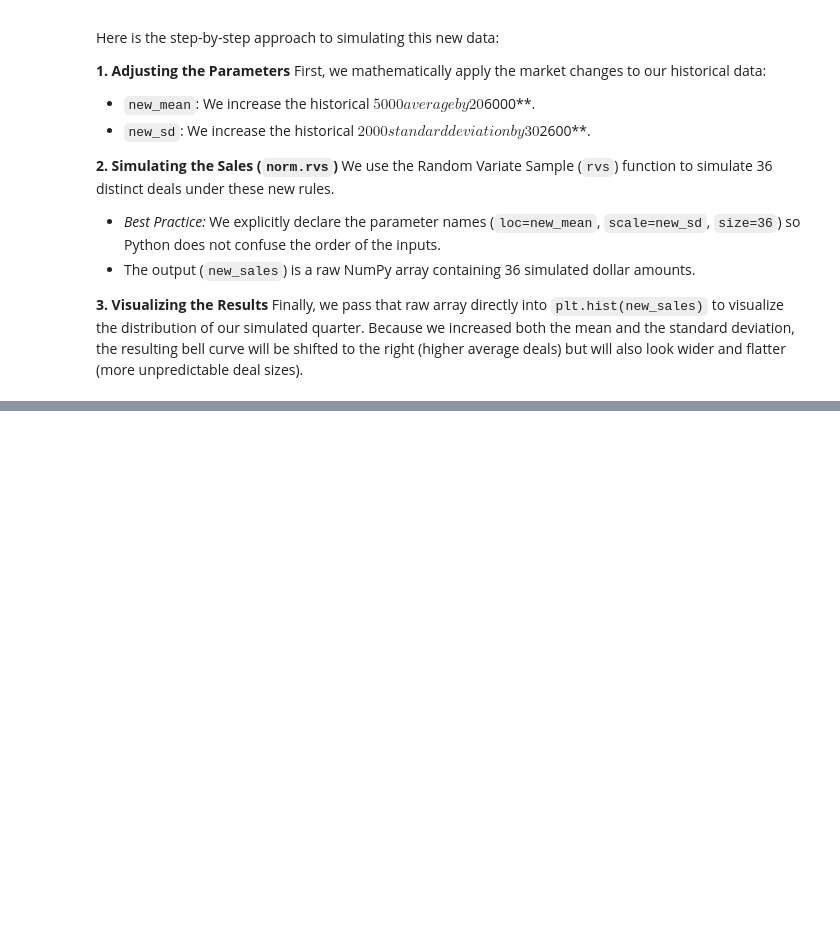
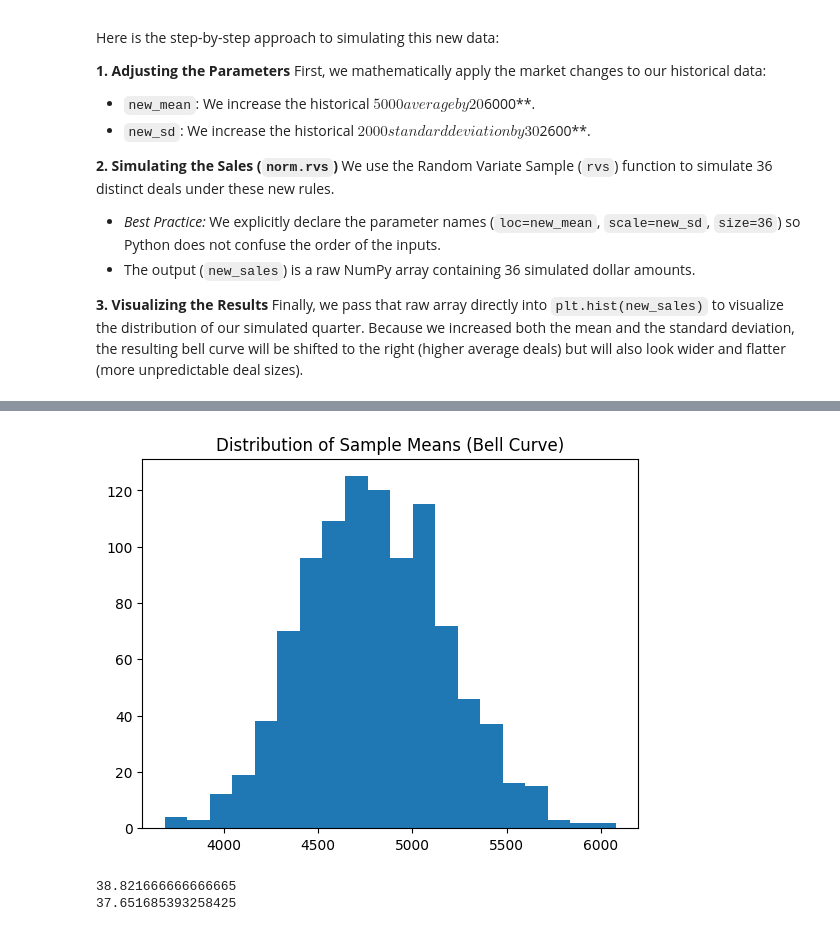
Before and after one commit to Al-ameen12/python-concepts, a Jupyter notebook: stats_n_python/statistics_concepts.ipynb, the cells around one changed output, grey strips where cells are left out. Drawn from its saved outputs; the diff is of its cells as text; code cells hidden in the pictures; blank space fills up the shorter version.

```diff
--- a/stats_n_python/statistics_concepts.ipynb
+++ b/stats_n_python/statistics_concepts.ipynb
@@ -785,0 +843,61 @@ Finally, we pass that raw array directly into `plt.hist(new_sales)` to visualize
+# %%
+import pandas as pd
+import numpy as np
+import matplotlib.pyplot as plt
+
+amir_deals = pd.read_csv('amir_deals.csv')
+
+# 1. Create an empty list (The blank wall)
+sample_means = []
+
+# 2. Run the experiment 1,000 times
+for i in range(1000):
+
+    # 3. The "Handful": Grab 30 random deals from the dataset
+    # (replace=True means we put the deals back in the jar after looking)
+    sample = amir_deals['amount'].sample(n=30, replace=True)
+
+    # 4. The "Sticky Note": Calculate the average of those 30 deals
+    sample_mean = np.mean(sample)
+
+    # Stick the average on the wall
+    sample_means.append(sample_mean)
+
+# --- The Magic Result ---
+# 'sample_means' is now a list of 1,000 averages.
+# Thanks to the CLT, this data now forms a perfect Normal Distribution!
+
+# We can prove it by looking at the histogram:
+plt.hist(sample_means, bins=20)
+plt.title("Distribution of Sample Means (Bell Curve)")
+plt.show()
+# %% [output]
+[figure, added]
+# %%
+import numpy as np
+import pandas as pd
+
+all_deals = pd.read_csv('amir_deals.csv')
+
+
+# Set seed to 321
+np.random.seed(321)
+
+sample_means = []
+# Loop 30 times to take 30 means
+for i in range(30):
+  # Take sample of size 20 from num_users col of all_deals with replacement
+  cur_sample = all_deals['num_users'].sample(20, replace = True)
+  # Take mean of cur_sample
+  cur_mean = cur_sample.mean()
+  # Append cur_mean to sample_means
+  sample_means.append(cur_mean)
+
+# Print mean of sample_means
+print(np.mean(sample_means))
+
+# Print mean of num_users in amir_deals
+print(np.mean(amir_deals['num_users']))
+# %% [output]
+38.821666666666665
+37.651685393258425
```
Also changed, not shown: parts of 2 cells of this notebook.
